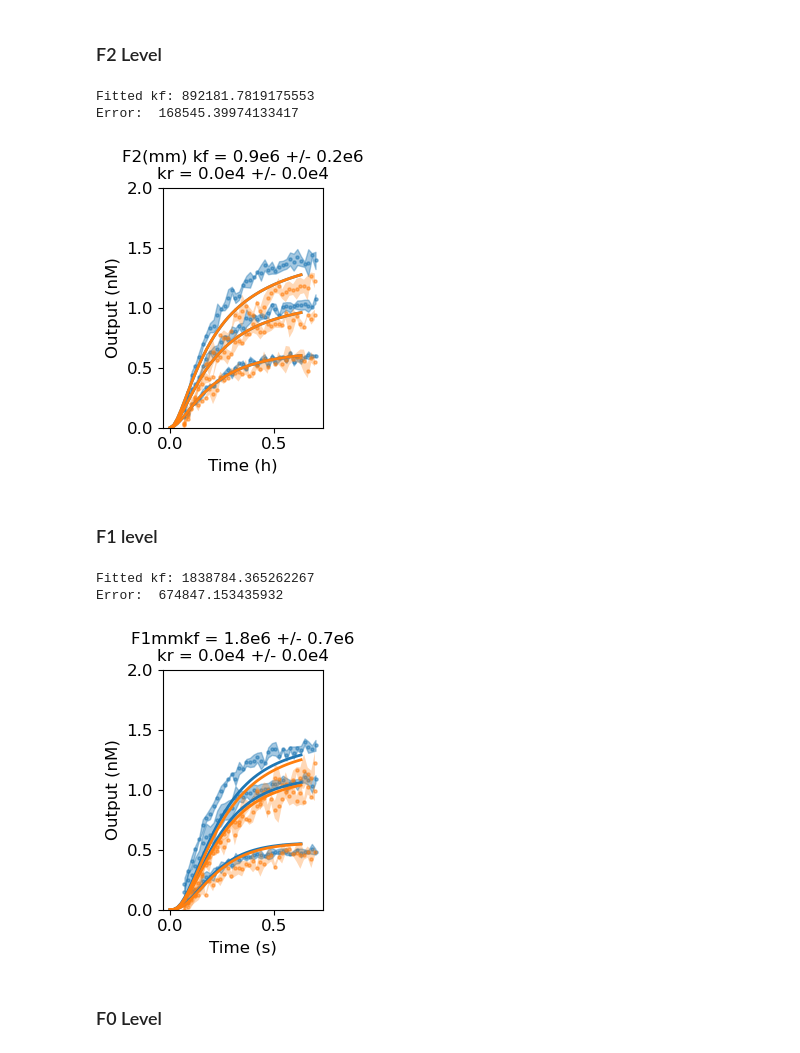
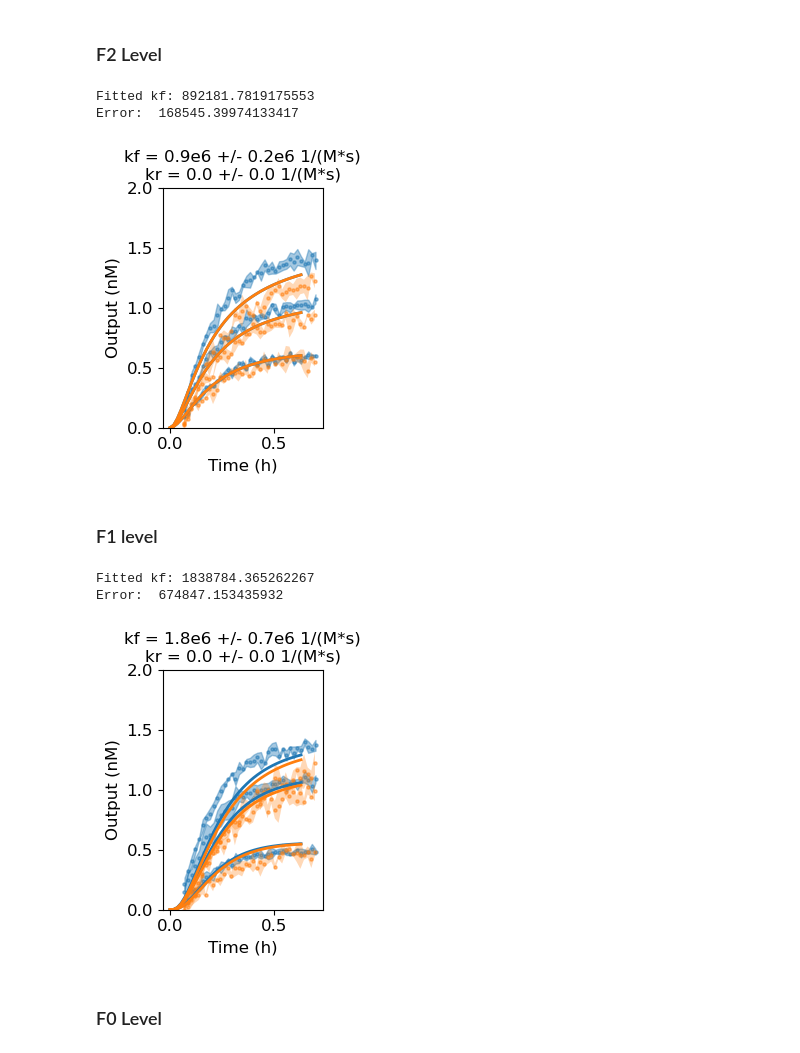
Before and after one commit to thachuk-lab/NN-DSD-Results-Analysis, a Jupyter notebook: nat_vs_nn_detailed.ipynb, the cells around one changed output. Drawn from its saved outputs; the diff is of its cells as text; code cells hidden in the pictures.

```diff
--- a/nat_vs_nn_detailed.ipynb
+++ b/nat_vs_nn_detailed.ipynb
@@ -625,14 +625,14 @@ ax.set_xlabel('Time (h)')
 ax.set_ylabel('Output (nM)')
 ax.set_ylim(0,2.0)
 
-ax.set_title(f"F2(mm) kf = {round(fitted_kf*1e-6,1)}e6 +/- {round(error*1e-6,1)}e6\nkr = {round(fitted_kr*1e-4,1)}e4 +/- {round(r_error*1e-4,1)}e4", fontsize=12)
+ax.set_title(f"kf = {round(fitted_kf*1e-6,1)}e6 +/- {round(error*1e-6,1)}e6 1/(M*s)\nkr = {round(fitted_kr*1e0,1)} +/- {round(r_error*1e0,1)} 1/(M*s)", fontsize=12)
 
-#plt.savefig('F2(mm)Detailed_adj.svg', dpi = 600, transparent=True)
+plt.savefig('Figures/F2(mm)Detailed.svg', dpi = 600, transparent=True)
 plt.show()
 # %% [output]
 Fitted kf: 892181.7819175553
 Error:  168545.39974133417
-[figure, old version]
+[figure, new version]
 # %% [markdown]
 ### F1 level
 # %%
@@ -831,37 +831,37 @@ kr1mm = fitted_kf / np.exp(-dGi/(0.592))
 plt.rcParams.update({'font.size': 12})
 fig, ax = plt.subplots(1,1, figsize = (2,3))
 fig.subplots_adjust(hspace=0.5)
 plt.subplots_adjust(left=0.1, right=0.9, bottom=0.1, top=0.9)
 
 
 for i in range(0,len(fixed_params_list)//2):
     curve = np.array([1e9*np.array(c) for c in curves[i][1]])
     std = np.array(stdDev[i])
     ax.plot(x_h1,[i*1e9 for i in model_three_step(fitted_kf, x1, fixed_params_list[i])], color=color_scheme[0], linewidth=line)
     ax.scatter(x_th1, curve, color = color_scheme[0], s = size, alpha = alph)
     ax.fill_between(x_th1,(curve - std),(curve + std),color = color_scheme[0], alpha = 0.4)
 for i in range(len(fixed_params_list)//2,len(fixed_params_list)):
     curve = np.array([1e9*np.array(c) for c in curves[i][1]])
     std = np.array(stdDev[i])
     ax.plot(x_h2,[i*1e9 for i in model_three_step(fitted_kf, x2, fixed_params_list[i])], color = color_scheme[1], linewidth=line)
     ax.scatter(x_th2,curve, color = color_scheme[1], s=size, alpha = alph)
     ax.fill_between(x_th2,(curve - std), (curve + std), color = color_scheme[1], alpha=.3, edgecolor=None)
 
 
 
 
-ax.set_xlabel('Time (s)')
+ax.set_xlabel('Time (h)')
 ax.set_ylabel('Output (nM)')
 ax.set_ylim(0,2.0)
 
-ax.set_title(f"F1mmkf = {round(fitted_kf*1e-6,1)}e6 +/- {round(error*1e-6,1)}e6\nkr = {round(fitted_kr*1e-4,1)}e4 +/- {round(r_error*1e-4,1)}e4", fontsize=12)
+ax.set_title(f"kf = {round(fitted_kf*1e-6,1)}e6 +/- {round(error*1e-6,1)}e6 1/(M*s)\nkr = {round(fitted_kr*1e0,1)} +/- {round(r_error*1e0,1)} 1/(M*s)", fontsize=12)
 
-#plt.savefig('F1(mm)Detailed.svg', dpi = 600, transparent=True)
+plt.savefig('Figures/F1(mm)Detailed.svg', dpi = 600, transparent=True)
 plt.show()
 # %% [output]
 Fitted kf: 1838784.365262267
 Error:  674847.153435932
-[figure, old version]
+[figure, new version]
 # %% [markdown]
 ### F0 Level
 # %%
```
Also changed, not shown: parts of 6 cells of this notebook, 3 other files.
